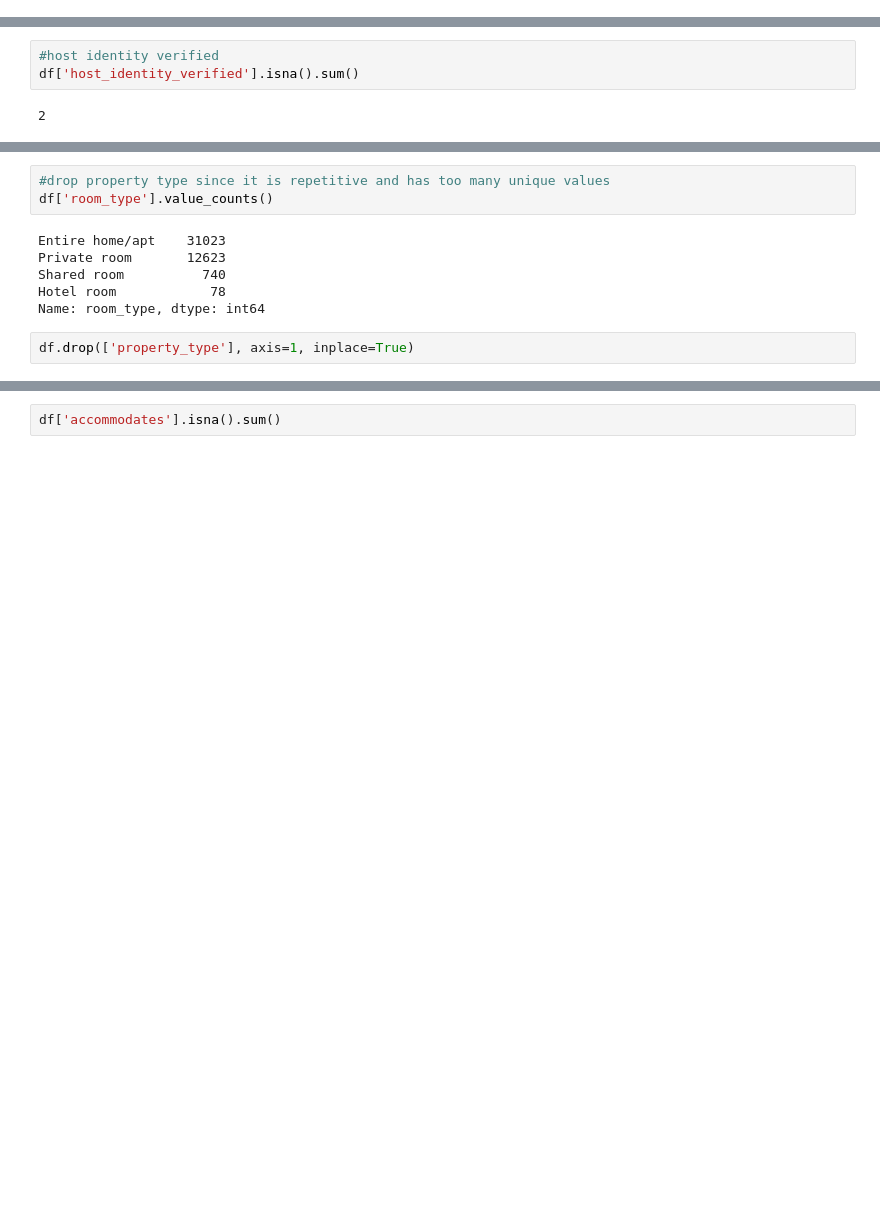
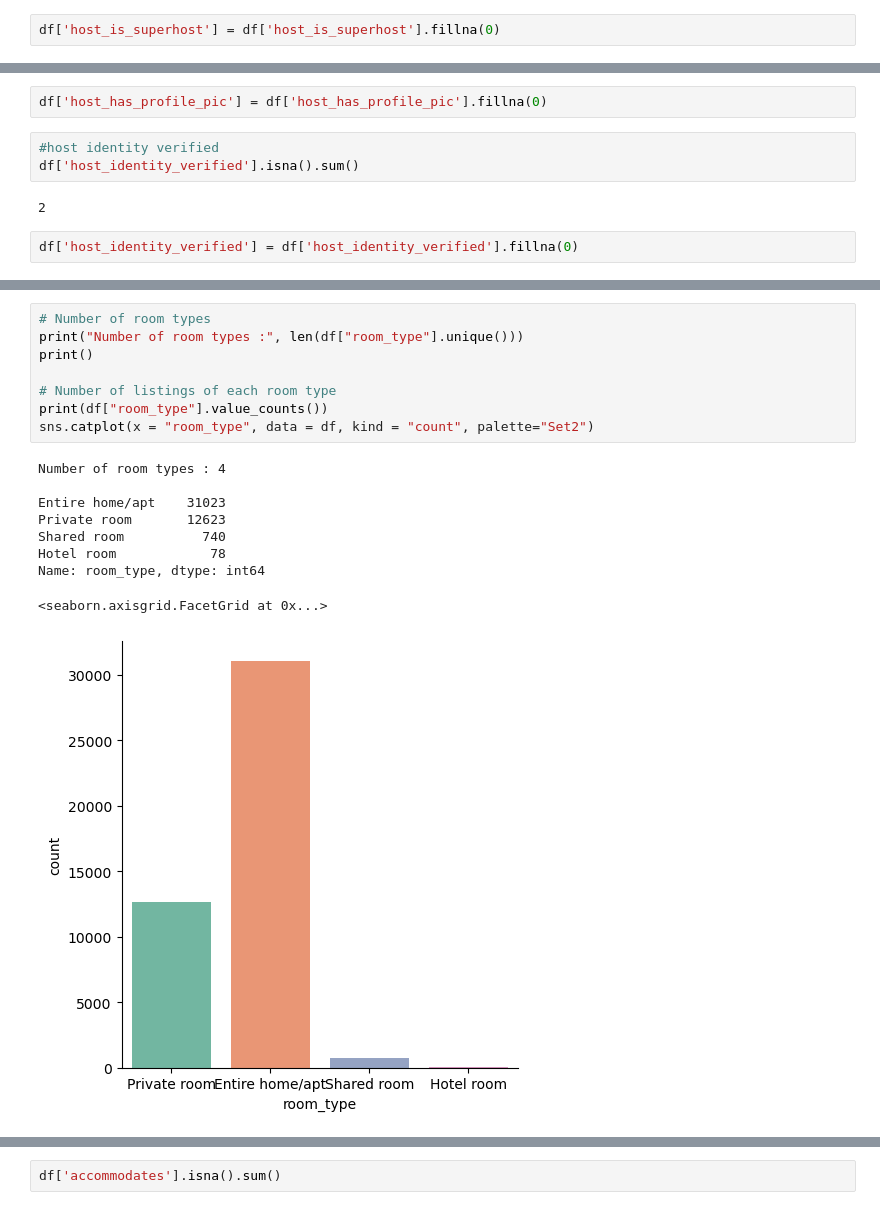
Before and after one commit to gabriela-aurele/Airbnb-Data-Science-Capstone-, a Jupyter notebook: Notebooks/DataWrangling-EDA.ipynb, the cells around one changed output, grey strips where cells are left out. Cells and saved outputs as stored; diff of their text form; blank space fills up the shorter version.

```diff
--- a/Notebooks/DataWrangling-EDA.ipynb
+++ b/Notebooks/DataWrangling-EDA.ipynb
@@ -213,14 +214,20 @@ df.head(3)
 df['host_is_superhost'].isna().sum()
 # %% [output]
 11881
+# %%
+df['host_is_superhost'] = df['host_is_superhost'].fillna(0)
 # %%
 #host has profile pic
 df['host_has_profile_pic'].isna().sum()
 # %% [output]
 2
+# %%
+df['host_has_profile_pic'] = df['host_has_profile_pic'].fillna(0)
 # %%
 #host identity verified
 df['host_identity_verified'].isna().sum()
 # %% [output]
 2
+# %%
+df['host_identity_verified'] = df['host_identity_verified'].fillna(0)
 # %%
@@ -247,11 +260,18 @@ Name: property_type, Length: 107, dtype: int64
 # %%
-#drop property type since it is repetitive and has too many unique values
-df['room_type'].value_counts()
+# Number of room types
+print("Number of room types :", len(df["room_type"].unique()))
+print()
+
+# Number of listings of each room type
+print(df["room_type"].value_counts())
+sns.catplot(x = "room_type", data = df, kind = "count", palette="Set2")
 # %% [output]
+Number of room types : 4
+
 Entire home/apt    31023
 Private room       12623
 Shared room          740
 Hotel room            78
 Name: room_type, dtype: int64
+<seaborn.axisgrid.FacetGrid at 0x...>
+[figure, added]
-# %%
-df.drop(['property_type'], axis=1, inplace=True)
```
Also changed, not shown: parts of 39 cells of this notebook.
